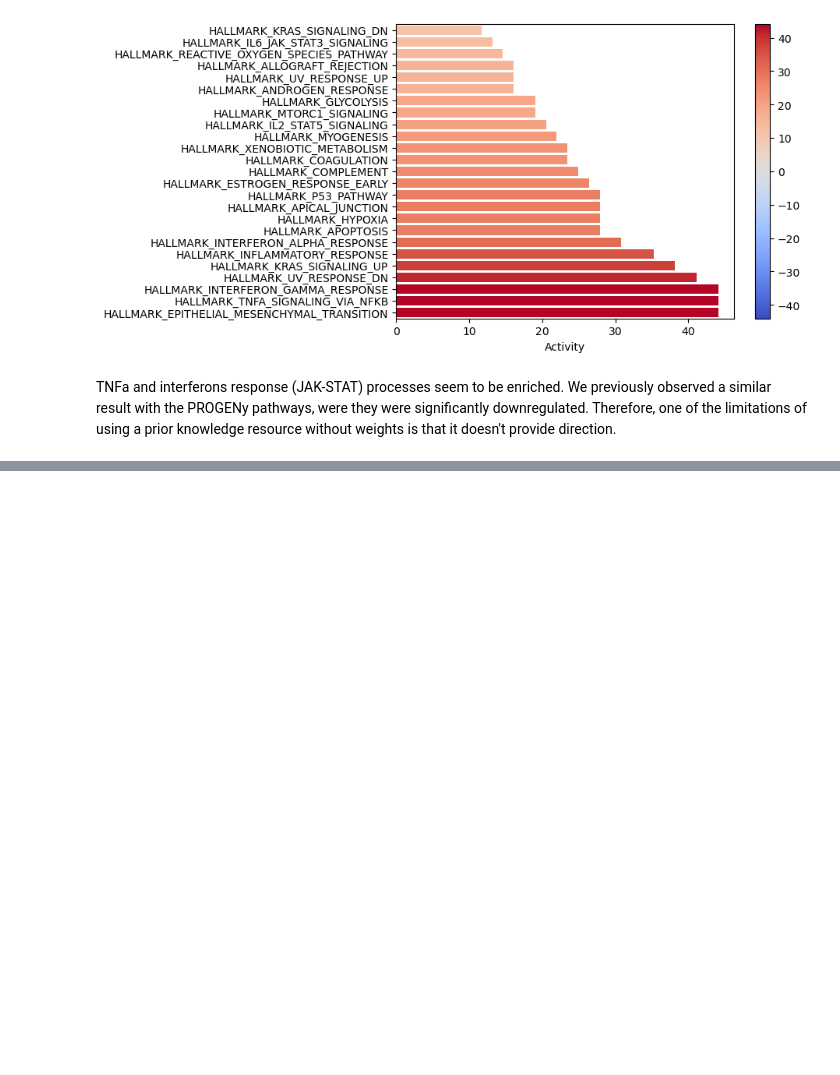
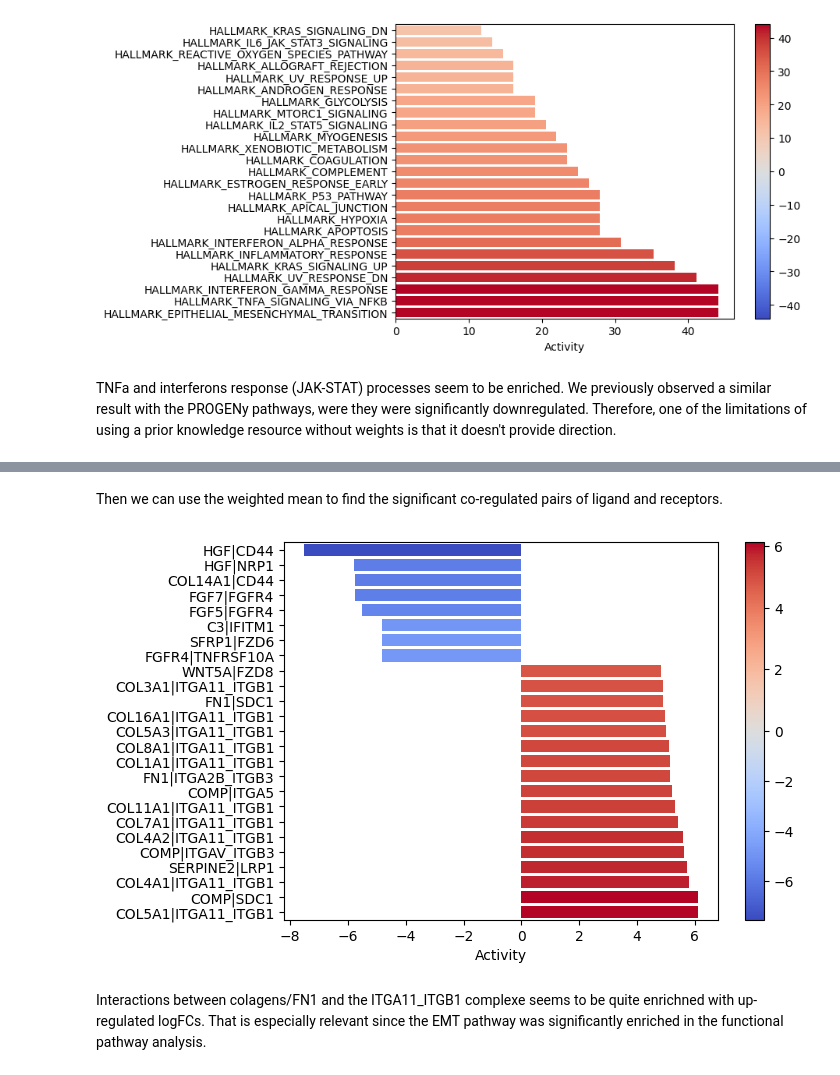
Before and after one commit to saezlab/decoupler-py, a Jupyter notebook: docs/source/notebooks/bulk.ipynb, the cells around one changed output, grey strips where cells are left out. Cells and saved outputs as stored; diff of their text form; code cells hidden in the pictures; blank space fills up the shorter version.

Commit message:
added liana analysis to bulk

```diff
--- a/docs/source/notebooks/bulk.ipynb
+++ b/docs/source/notebooks/bulk.ipynb
@@ -336,0 +350,24 @@ TNFa and interferons response (JAK-STAT) processes seem to be enriched. We previ
+# %%
+liana_lr = ln.resource.select_resource()
+liana_lr = ln.resource.explode_complexes(liana_lr)
+
+# Create two new DataFrames, each containing one of the pairs of columns to be concatenated
+df1 = liana_lr[['interaction', 'ligand']]
+df2 = liana_lr[['interaction', 'receptor']]
+
+# Rename the columns in each new DataFrame
+df1.columns = ['interaction', 'genes']
+df2.columns = ['interaction', 'genes']
+
+# Concatenate the two new DataFrames
+liana_lr = pd.concat([df1, df2], axis=0)
+liana_lr['weight'] = 1
+
+# Find duplicated rows
+duplicates = liana_lr.duplicated()
+
+# Remove duplicated rows
+liana_lr = liana_lr[~duplicates]
+
+
+liana_lr
@@ -336,0 +388,11 @@ TNFa and interferons response (JAK-STAT) processes seem to be enriched. We previ
+# %% [markdown]
+Then we can use the weighted mean to find the significant co-regulated pairs of ligand and receptors.
+# %%
+# Infer pathway activities with consensus
+lr_mean, lr_norm_mean, lr_corr_mean, lr_pvalue = dc.run_wmean(mat=logFCs, net=liana_lr, source='interaction', target='genes', min_n=2, times = 100)
+# %%
+dc.plot_barplot(lr_norm_mean, 'treatment.vs.control', top=25, vertical=True)
+# %% [output]
+[figure, added]
+# %% [markdown]
+Interactions between colagens/FN1 and the ITGA11_ITGB1 complexe seems to be quite enrichned with up-regulated logFCs. That is especially relevant since the EMT pathway was significantly enriched in the functional pathway analysis.
```
Also changed, not shown: parts of 15 cells of this notebook.
